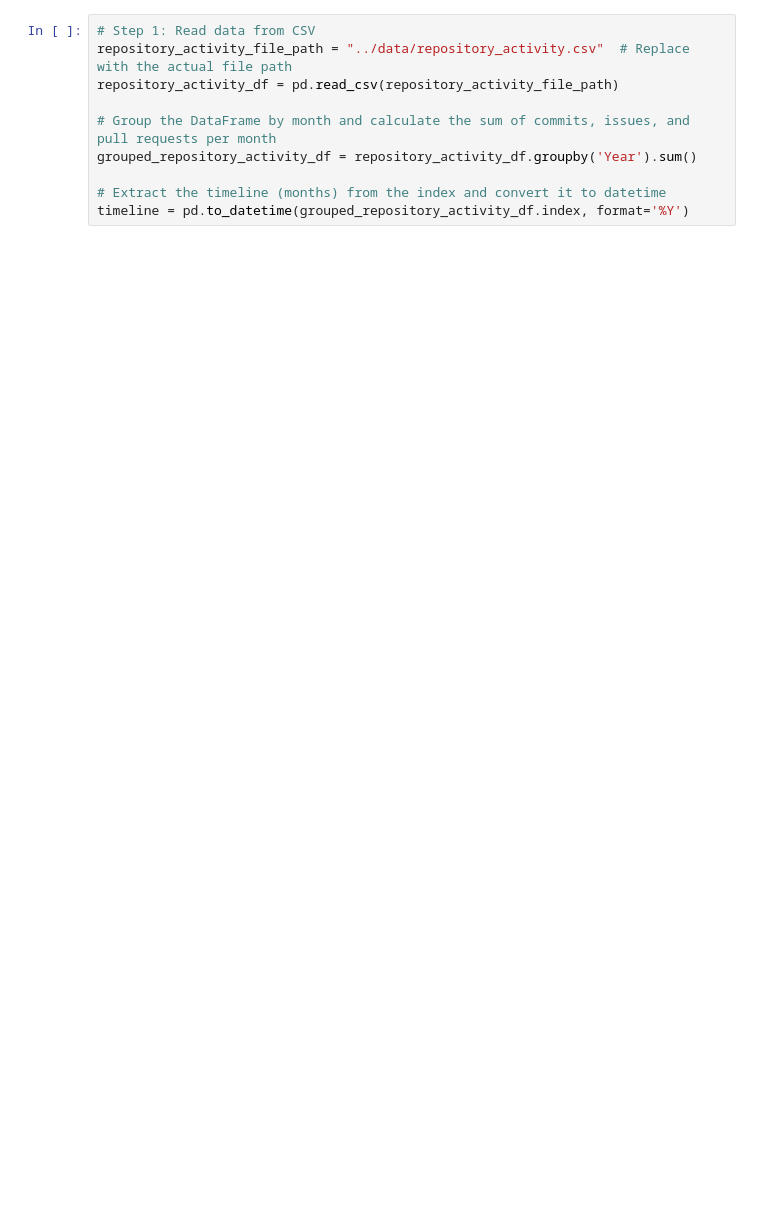
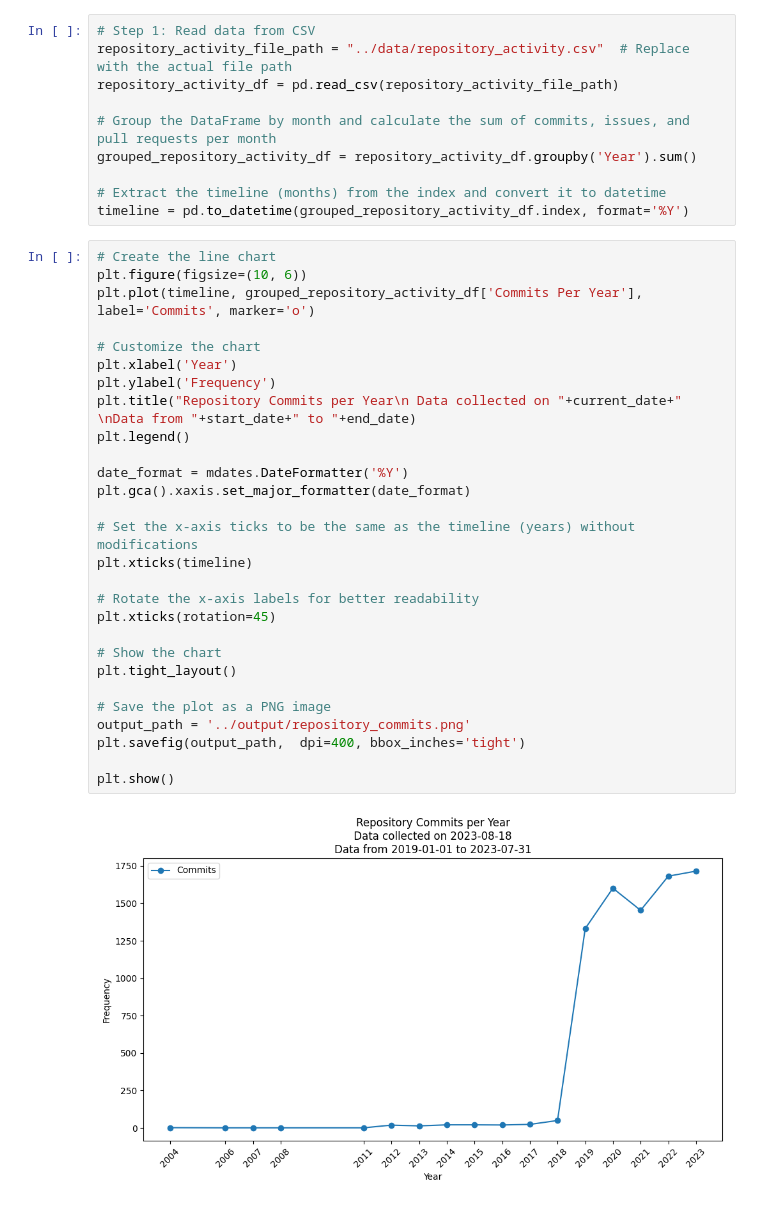
Before and after one commit to kiranbaby14/Analysis-of-GAP-programming-practices-on-GitHub, a Jupyter notebook: notebooks/Analysis_of_GAP_repositories.ipynb, the cells around one changed output. Cells and saved outputs as stored; diff of their text form; blank space fills up the shorter version.

```diff
--- a/notebooks/Analysis_of_GAP_repositories.ipynb
+++ b/notebooks/Analysis_of_GAP_repositories.ipynb
@@ -119,3 +181,33 @@ grouped_repository_activity_df = repository_activity_df.groupby('Year').sum()
 
 # Extract the timeline (months) from the index and convert it to datetime
 timeline = pd.to_datetime(grouped_repository_activity_df.index, format='%Y')
+# %%
+# Create the line chart
+plt.figure(figsize=(10, 6))
+plt.plot(timeline, grouped_repository_activity_df['Commits Per Year'], label='Commits', marker='o')
+
+# Customize the chart
+plt.xlabel('Year')
+plt.ylabel('Frequency')
+plt.title("Repository Commits per Year\n Data collected on "+current_date+" \nData from "+start_date+" to "+end_date)
+plt.legend()
+
+date_format = mdates.DateFormatter('%Y')
+plt.gca().xaxis.set_major_formatter(date_format)
+
+# Set the x-axis ticks to be the same as the timeline (years) without modifications
+plt.xticks(timeline)
+
+# Rotate the x-axis labels for better readability
+plt.xticks(rotation=45)
+
+# Show the chart
+plt.tight_layout()
+
+# Save the plot as a PNG image
+output_path = '../output/repository_commits.png'
+plt.savefig(output_path,  dpi=400, bbox_inches='tight')
+
+plt.show()
+# %% [output]
+[figure, added]
```
Also changed, not shown: parts of 15 cells of this notebook.
